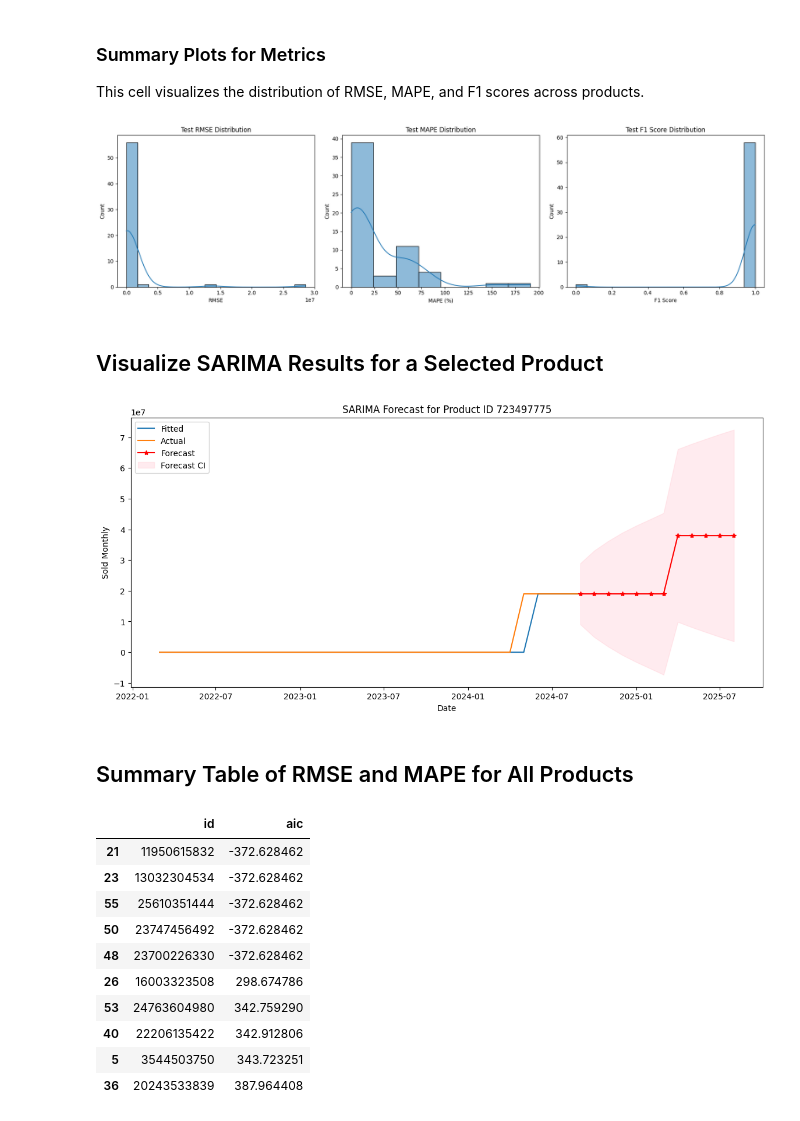
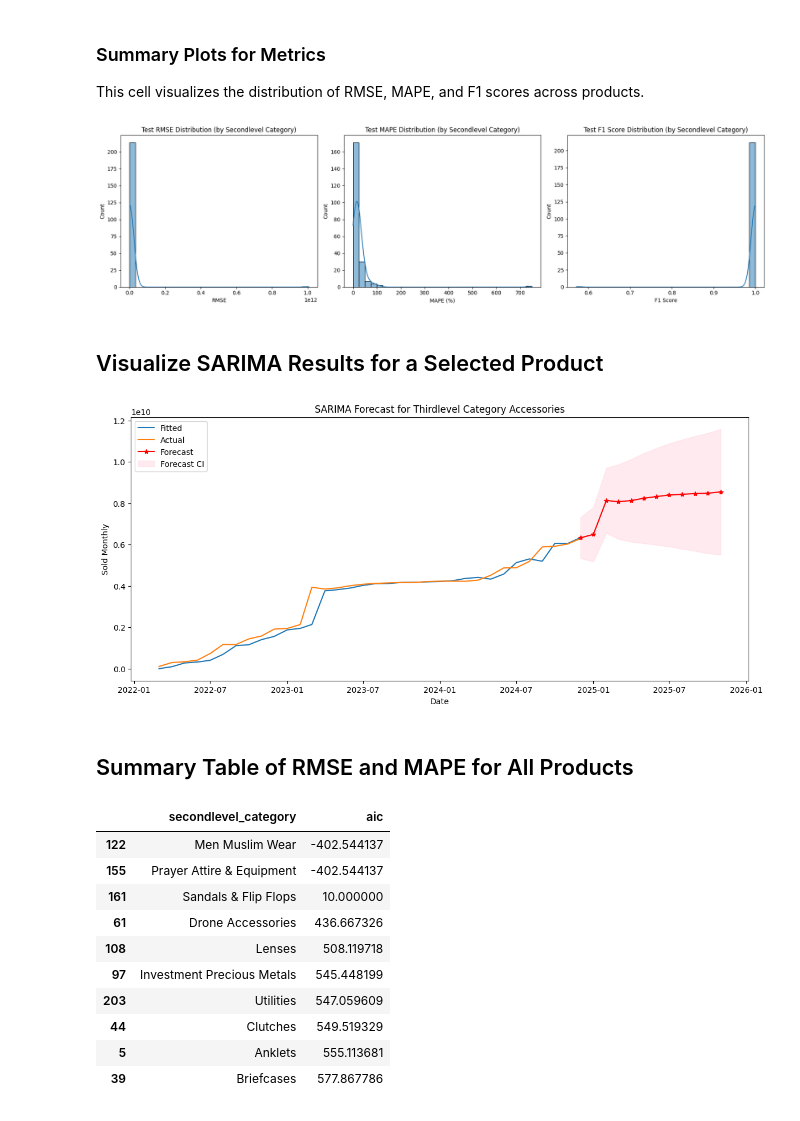
Before and after one commit to Eyyyron/ShopeeAnalysis_Amalgam, a Jupyter notebook: SARIMA_Product_Analysis.ipynb, the cells around one changed output. Drawn from its saved outputs; the diff is of its cells as text; code cells hidden in the pictures.

```diff
--- a/SARIMA_Product_Analysis.ipynb
+++ b/SARIMA_Product_Analysis.ipynb
@@ -21,7 +21,7 @@ from statsmodels.tsa.statespace.sarimax import SARIMAX
 from tqdm.notebook import tqdm  # Progress bar for notebook
 # %%
 # Load CSV with proper NaN handling
-csv_path = 'consolidated_file_cleaned_v1.csv'
+csv_path = 'consolidated_file_cleaned_v2.csv'
 # csv_path = 'sample.csv'
 # csv_path = 'consolidated_file_cleaned_v1_trimmed_by_product_ids_0pct.csv'
 df = pd.read_csv(csv_path, na_values=['', ' ', 'NaN'])
@@ -128,13 +109,10 @@ def mape(y_true, y_pred):
     return np.mean(np.abs((y_true[mask] - y_pred[mask]) / y_true[mask])) * 100 if np.any(mask) else np.nan
 
 metrics = []
-for pid, preds in predictions_dict.items():
-    val_true, val_pred = preds.get('val', ([], []))
+for cat, preds in predictions_dict.items():
     test_true, test_pred = preds.get('test', ([], []))
     metrics.append({
-        'product_id': pid,
-        'val_rmse': rmse(val_true, val_pred) if len(val_true) else np.nan,
-        'val_mape': mape(val_true, val_pred) if len(val_true) else np.nan,
+        'secondlevel_category': cat,
         'test_rmse': rmse(test_true, test_pred) if len(test_true) else np.nan,
         'test_mape': mape(test_true, test_pred) if len(test_true) else np.nan,
     })
@@ -200,32 +166,35 @@ This cell visualizes the distribution of RMSE, MAPE, and F1 scores across produc
 # %%
 import matplotlib.pyplot as plt
 import seaborn as sns
 
 fig, axes = plt.subplots(1, 3, figsize=(18, 5))
 
 sns.histplot(metrics_df['test_rmse'].dropna(), ax=axes[0], kde=True)
-axes[0].set_title('Test RMSE Distribution')
+axes[0].set_title('Test RMSE Distribution (by Secondlevel Category)')
 axes[0].set_xlabel('RMSE')
 
 sns.histplot(metrics_df['test_mape'].dropna(), ax=axes[1], kde=True)
-axes[1].set_title('Test MAPE Distribution')
+axes[1].set_title('Test MAPE Distribution (by Secondlevel Category)')
 axes[1].set_xlabel('MAPE (%)')
 
-sns.histplot(confusion_df['F1'].dropna(), ax=axes[2], kde=True)
-axes[2].set_title('Test F1 Score Distribution')
-axes[2].set_xlabel('F1 Score')
+if 'F1' in confusion_df.columns:
+    sns.histplot(confusion_df['F1'].dropna(), ax=axes[2], kde=True)
+    axes[2].set_title('Test F1 Score Distribution (by Secondlevel Category)')
+    axes[2].set_xlabel('F1 Score')
+else:
+    axes[2].set_visible(False)
 
 plt.tight_layout()
 plt.show()
 # %% [output]
-[figure, old version]
+[figure, new version]
 # %% [markdown]
 ## Visualize SARIMA Results for a Selected Product
 # %%
-# Change index to visualize other products
-selected_pid = list(results_dict.keys())[0] if results_dict else None
-if selected_pid:
-    res = results_dict[selected_pid]
+# Change index to visualize other thirdlevel categories
+selected_cat = list(results_dict.keys())[0] if results_dict else None
+if selected_cat:
+    res = results_dict[selected_cat]
     plt.figure(figsize=(14,6))
     # Plot the fitted values (in-sample prediction)
     plt.plot(res.fittedvalues.index, res.fittedvalues, label='Fitted')
@@ -239,34 +208,34 @@ if selected_pid:
     conf_int = forecast.conf_int()
     plt.fill_between(forecast_index, conf_int.iloc[:,0], conf_int.iloc[:,1], color='pink', alpha=0.3, label='Forecast CI')
     plt.legend()
-    plt.title(f'SARIMA Forecast for Product ID {selected_pid}')
+    plt.title(f'SARIMA Forecast for Thirdlevel Category {selected_cat}')
     plt.ylabel('Sold Monthly')
     plt.xlabel('Date')
     plt.show()
 else:
-    print('No products with valid SARIMA results.')
+    print('No thirdlevel categories with valid SARIMA results.')
 # %% [output]
-[figure, old version]
+[figure, new version]
 # %% [markdown]
 ## Summary Table of RMSE and MAPE for All Products
 # %%
-# Example: Summary table of AIC for all products (since RMSE and MAPE are not available by default)
+# Example: Summary table of AIC for all secondlevel categories
 import pandas as pd
 summary = pd.DataFrame([
-    {'id': pid, 'aic': res.aic}
-    for pid, res in results_dict.items()
+    {'secondlevel_category': cat, 'aic': res.aic}
+    for cat, res in results_dict.items()
 ])
-summary.sort_values('aic').head(10)  # Show top 10 products by AIC
+summary.sort_values('aic').head(10)  # Show top 10 secondlevel categories by AIC
 # %% [output]
-|  | id | aic |
-| 21 | 11950615832 | -372.628462 |
-| 23 | 13032304534 | -372.628462 |
-| 55 | 25610351444 | -372.628462 |
-| 50 | 23747456492 | -372.628462 |
-| 48 | 23700226330 | -372.628462 |
-| 26 | 16003323508 | 298.674786 |
-| 53 | 24763604980 | 342.759290 |
-| 40 | 22206135422 | 342.912806 |
-| 5 | 3544503750 | 343.723251 |
-| 36 | 20243533839 | 387.964408 |
+|  | secondlevel_category | aic |
+| 122 | Men Muslim Wear | -402.544137 |
+| 155 | Prayer Attire & Equipment | -402.544137 |
+| 161 | Sandals & Flip Flops | 10.000000 |
+| 61 | Drone Accessories | 436.667326 |
+| 108 | Lenses | 508.119718 |
+| 97 | Investment Precious Metals | 545.448199 |
+| 203 | Utilities | 547.059609 |
+| 44 | Clutches | 549.519329 |
+| 5 | Anklets | 555.113681 |
+| 39 | Briefcases | 577.867786 |
 # %%
```
Also changed, not shown: parts of 6 cells of this notebook.
